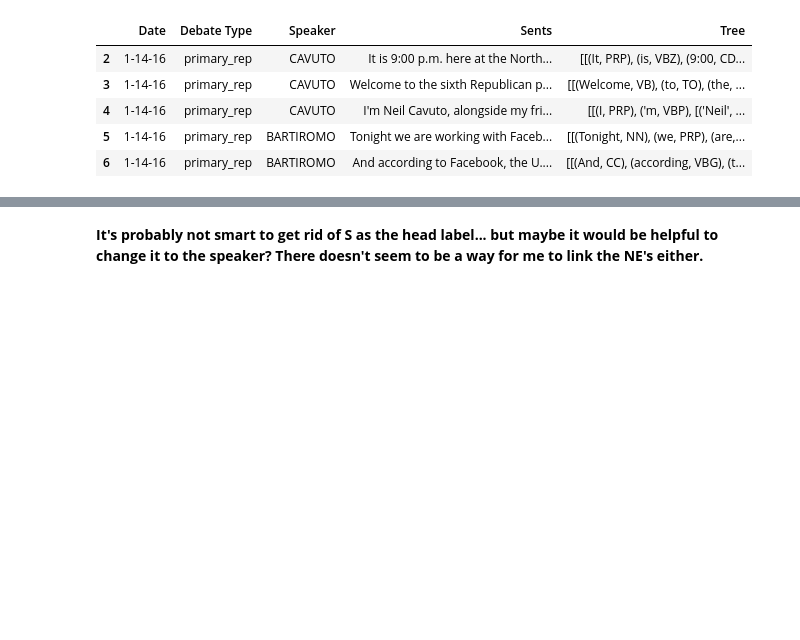
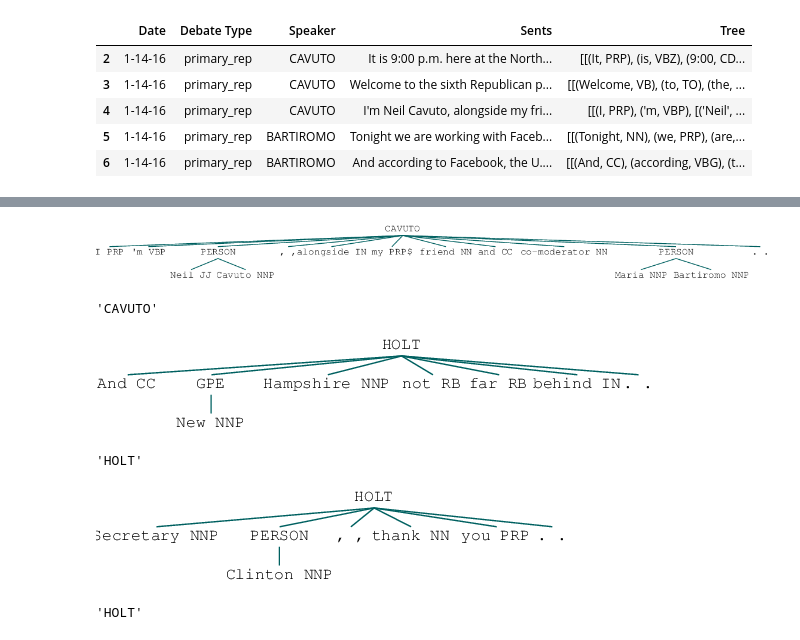
Before and after one commit to Data-Science-for-Linguists/2016-Debates-and-Referring-Expressions, a Jupyter notebook: NER_annotating.ipynb, the cells around one changed output, grey strips where cells are left out. Drawn from its saved outputs; the diff is of its cells as text; code cells hidden in the pictures; blank space fills up the shorter version.

Commit message:
Working yayyyyyyyy we have speaker labels for the trees

```diff
--- a/NER_annotating.ipynb
+++ b/NER_annotating.ipynb
@@ -72,2 +56,0 @@ d1chunked_sents[3]
-# %% [markdown]
-**It's probably not smart to get rid of S as the head label... but maybe it would be helpful to change it to the speaker? There doesn't seem to be a way for me to link the NE's either.**
@@ -74,3 +61,27 @@ d1chunked_sents[3]
+# %%
+dataframes[0].iloc[2]['Tree'][0]
+# %% [output]
+[figure, added]
+# %%
+dataframes[0].iloc[2]['Speaker']
+# %% [output]
+'CAVUTO'
+# %%
+dataframes[1].iloc[2]['Tree'][0]
+# %% [output]
+[figure, added]
+# %%
+dataframes[1].iloc[2]['Speaker']
+# %% [output]
+'HOLT'
+# %%
+dataframes[-1].iloc[50]['Tree'][0]
+# %% [output]
+[figure, added]
+# %%
+dataframes[-1].iloc[2]['Speaker']
+# %% [output]
+'HOLT'
 # %%
 #This section is with help from a datacamp tutorial
 #https://campus.datacamp.com/courses/natural-language-processing-fundamentals-in-python/named-entity-recognition?ex=3
```
Also changed, not shown: parts of 10 cells of this notebook.
